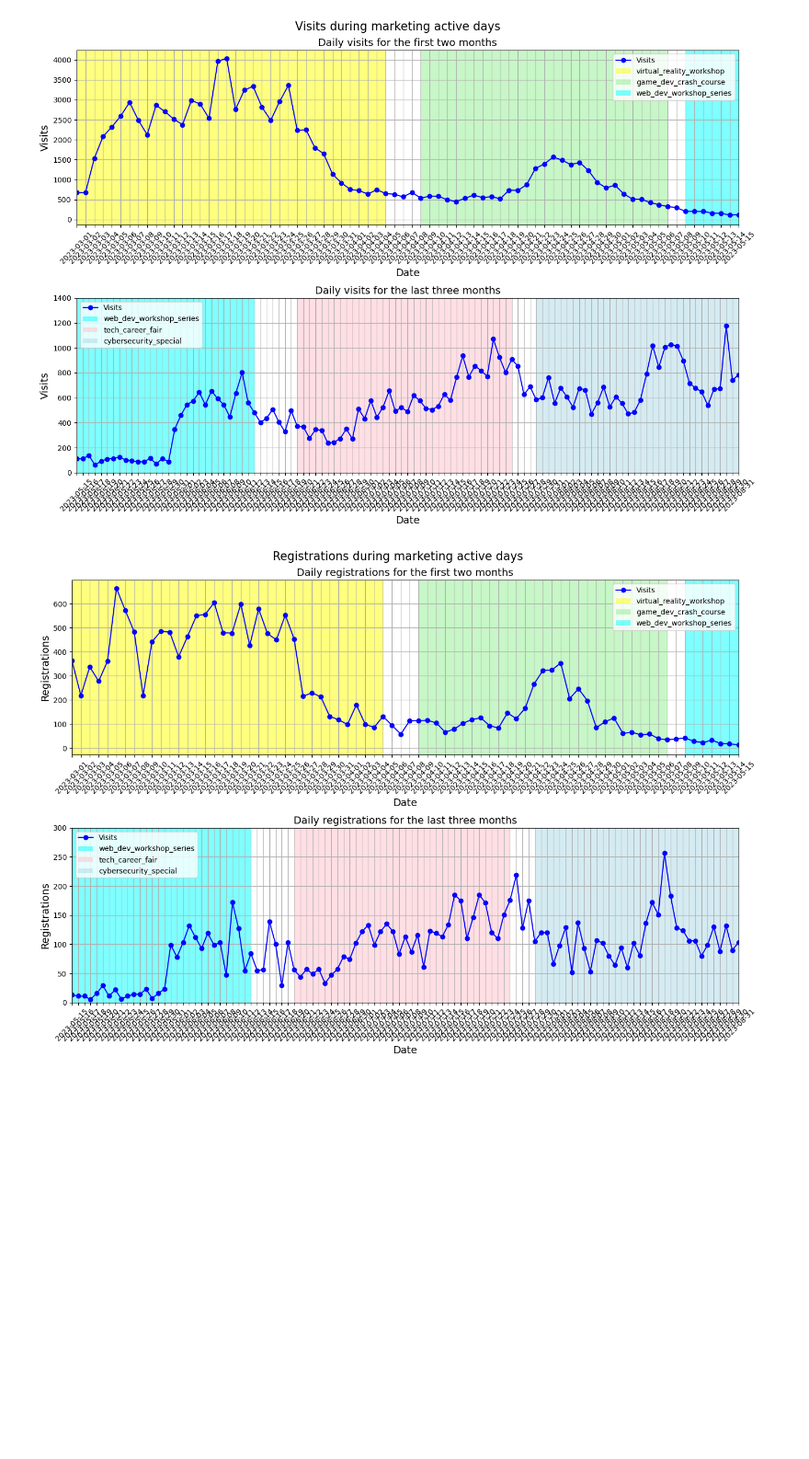
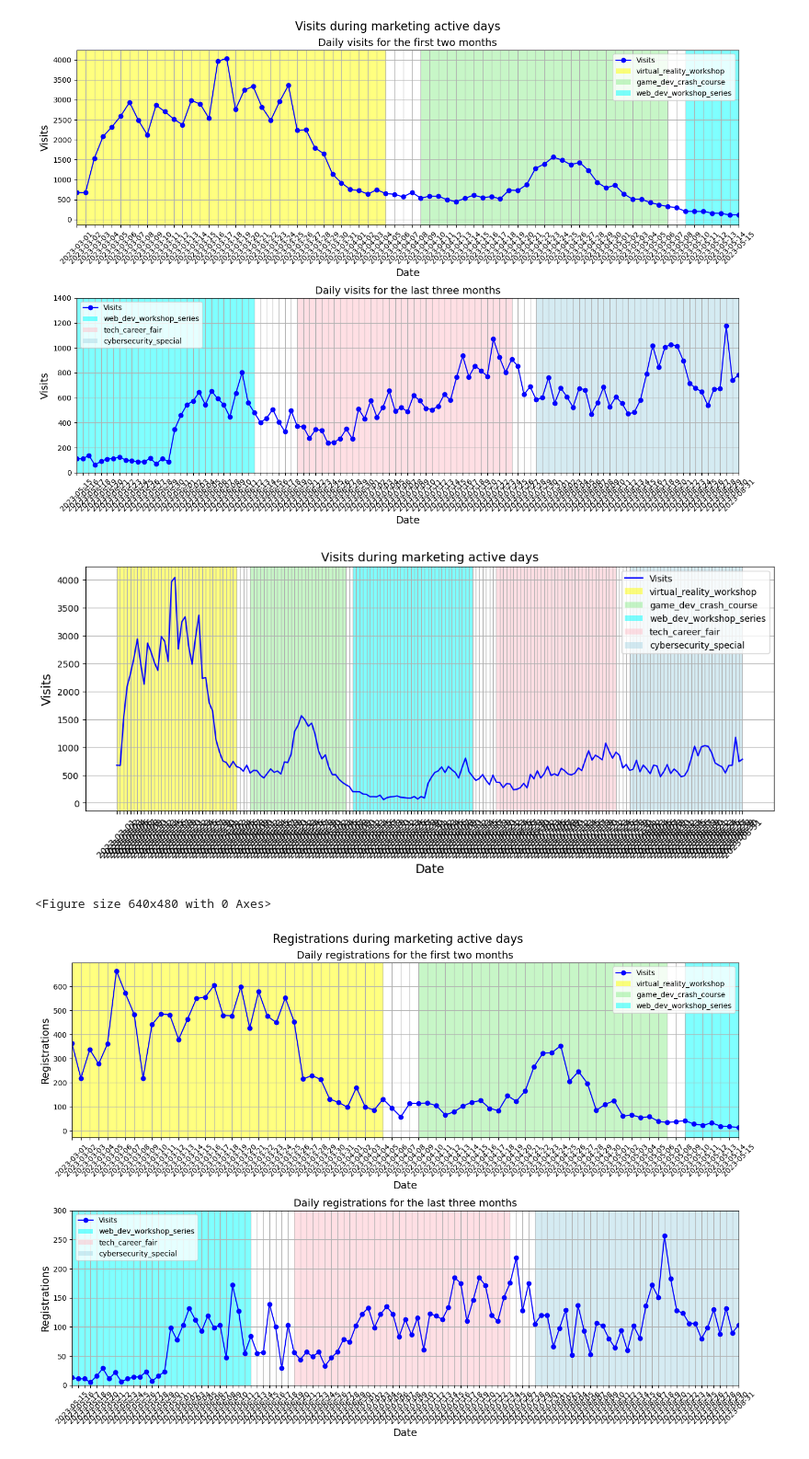
Before and after one commit to LetnerOk/data-analytics-project-100, a Jupyter notebook: Def_project3.ipynb, the cells around one changed output. Shown at 92% size. Saved outputs shown, nothing was run; the diff lists cells and outputs as text; code cells hidden in the pictures; blank space fills up the shorter version.

```diff
--- a/Dashboard_Convertion.ipynb
+++ b/Def_project3.ipynb
@@ -197,0 +114,15 @@ df_agreegated_regist.head()
+# %%
+def count_registrations(df):
+    #Преобразуем данные в столбце 'datetime' в объект типа datetime64[ns]
+    df['date_group'] = pd.to_datetime(df['datetime'])#, format='%a, %d %b %Y %H:%M:%S GMT')
+    #df_regist_api_dt.dtypes
+    df.sort_values(by='date_group', ascending=True)
+    #С помощью функции to_datetime() преобразуем datetime в формат даты и времени
+    df['date_group'] = df['date_group'].dt.strftime('%Y-%m-%d')
+    agreegated_regist = df.groupby(['date_group', 'platform']) \
+    .size().reset_index(name='registrations')
+    return agreegated_regist
+
+
+df_agreegated_regist = count_registrations(df_regist_api_dt)
+df_agreegated_regist.head()
@@ -269,14 +193,14 @@ cleaned_ads.head(200)
 # %% [markdown]
 Сгруппируем затраты на рекламу по дате и рекламной кампании
 # %%
-def df_ads_aggregation(df, date1, date2):
+def df_ads_aggregation(df):
 
 #    df_filter_time = df[(df['date'] >= date1) & (df['date'] <= date2)].copy
     df_agg =  df.groupby(['date', 'utm_campaign']).sum(['cost']).reset_index()
     return df_agg
 
 
-df_ads_agg = df_ads_aggregation(cleaned_ads, date_begin, date_end)
+df_ads_agg = df_ads_aggregation(cleaned_ads)
 df_ads_agg.head()
 # %% [output]
 |  | date | utm_campaign | cost |
@@ -808,6 +582,39 @@ def visualizated_visits_with_active_marketing(df):
 visualizated_visits_with_active_marketing(df_merged_conv_ads)
 # %% [output]
 [figure]
+# %%
+def visualizated_visits_with_active_marketing1(df):
+    conv_ads_campaign1 = df[df["utm_campaign"] == "cybersecurity_special"]
+    conv_ads_campaign2 = df[df["utm_campaign"] == "game_dev_crash_course"]
+    conv_ads_campaign3 = df[df["utm_campaign"] == "tech_career_fair"]
+    conv_ads_campaign4 = df[df["utm_campaign"] == "virtual_reality_workshop"]
+    conv_ads_campaign5 = df[df["utm_campaign"] == "web_dev_workshop_series"]
+
+    plt.figure(figsize=(14, 5))
+
+    plt.plot(df['date_group'], df['visits'], c='b', label='Visits')
+    plt.axvspan(conv_ads_campaign4['date_group'].min(), conv_ads_campaign4['date_group'].max(), facecolor='yellow', alpha=0.5, label='virtual_reality_workshop')
+    plt.axvspan(conv_ads_campaign2['date_group'].min(), conv_ads_campaign2['date_group'].max(), facecolor='lightgreen', alpha=0.5, label='game_dev_crash_course')
+    plt.axvspan(conv_ads_campaign5['date_group'].min(), conv_ads_campaign5['date_group'].max(), facecolor='cyan', alpha=0.5, label='web_dev_workshop_series')
+    plt.axvspan(conv_ads_campaign3['date_group'].min(), conv_ads_campaign3['date_group'].max(), facecolor='pink', alpha=0.5, label='tech_career_fair')
+    plt.axvspan(conv_ads_campaign1['date_group'].min(), conv_ads_campaign1['date_group'].max(), facecolor='lightblue', alpha=0.5, label='cybersecurity_special')
+
+
+    plt.xticks(df['date_group'], rotation=45)
+    plt.legend(loc='upper right')
+    plt.title('Visits during marketing active days', fontsize=14)
+    plt.xlabel('Date', fontsize=14)
+    plt.ylabel('Visits', fontsize=14)
+    #ax[0].set_xlim(df['date_group'].min(), '2023-05-15')
+    plt.grid()
+    plt.show()
+
+    plt.tight_layout()
+#    plt.savefig(f'./charts/visits_with_active_marketing.png')
+visualizated_visits_with_active_marketing1(df_merged_conv_ads)
+# %% [output]
+[figure, added]
+<Figure size 640x480 with 0 Axes>
 # %%
 def visualizated_registrations_with_active_marketing(df):
     conv_ads_campaign1 = df[df["utm_campaign"] == "cybersecurity_special"]
```
Also changed, not shown: parts of 37 cells of this notebook.
